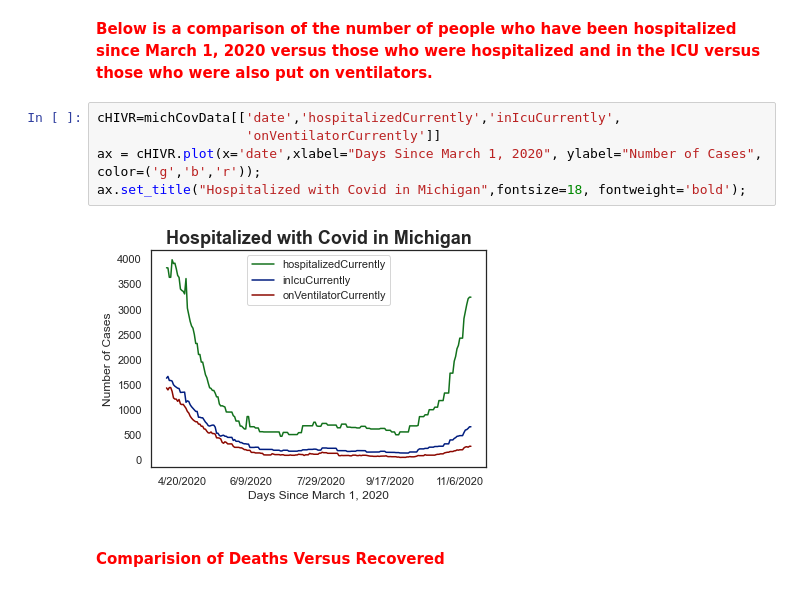
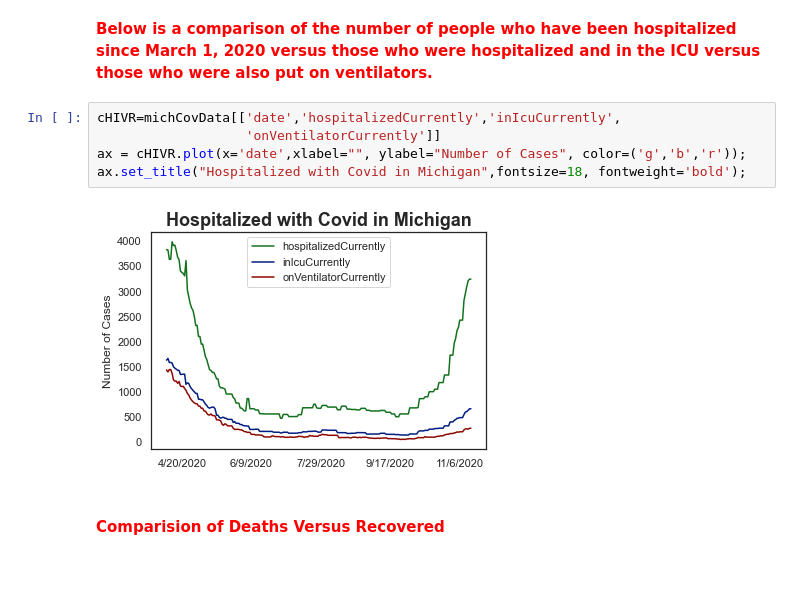
Before and after one commit to WendiHar/covid-19_in_michigan, a Jupyter notebook: Covid-19 In Michigan.ipynb, the cells around one changed output. Saved outputs shown, nothing was run; the diff lists cells and outputs as text.

```diff
--- a/Covid-19 In Michigan.ipynb
+++ b/Covid-19 In Michigan.ipynb
@@ -106,10 +106,10 @@ mostHosp
 # %%
 cHIVR=michCovData[['date','hospitalizedCurrently','inIcuCurrently',
                    'onVentilatorCurrently']]
-ax = cHIVR.plot(x='date',xlabel="Days Since March 1, 2020", ylabel="Number of Cases", color=('g','b','r'));
+ax = cHIVR.plot(x='date',xlabel="", ylabel="Number of Cases", color=('g','b','r'));
 ax.set_title("Hospitalized with Covid in Michigan",fontsize=18, fontweight='bold');
 # %% [output]
-[figure, old version]
+[figure, new version]
 # %% [markdown]
 #### <span style="color: red"><b>Comparision of Deaths Versus Recovered</b></span>
 # %%
```
